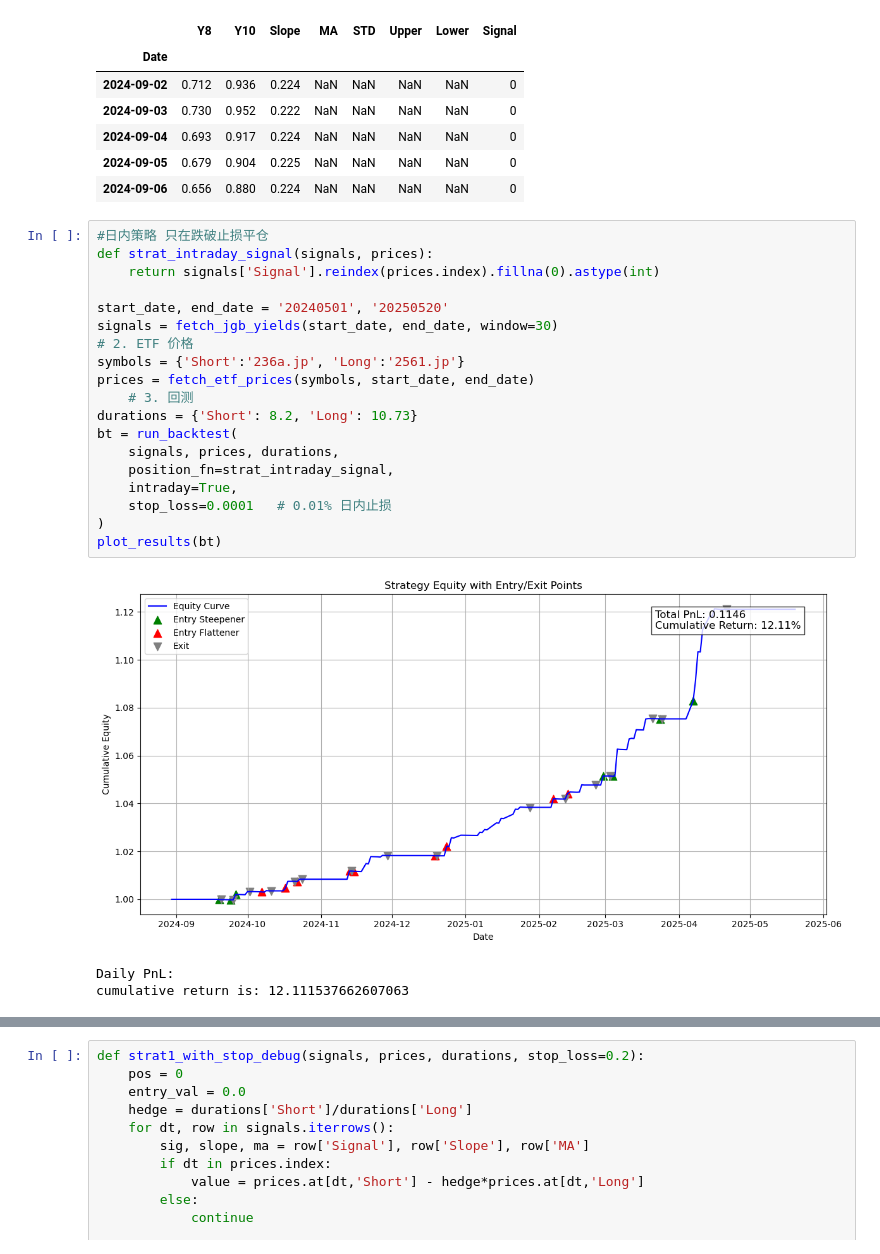
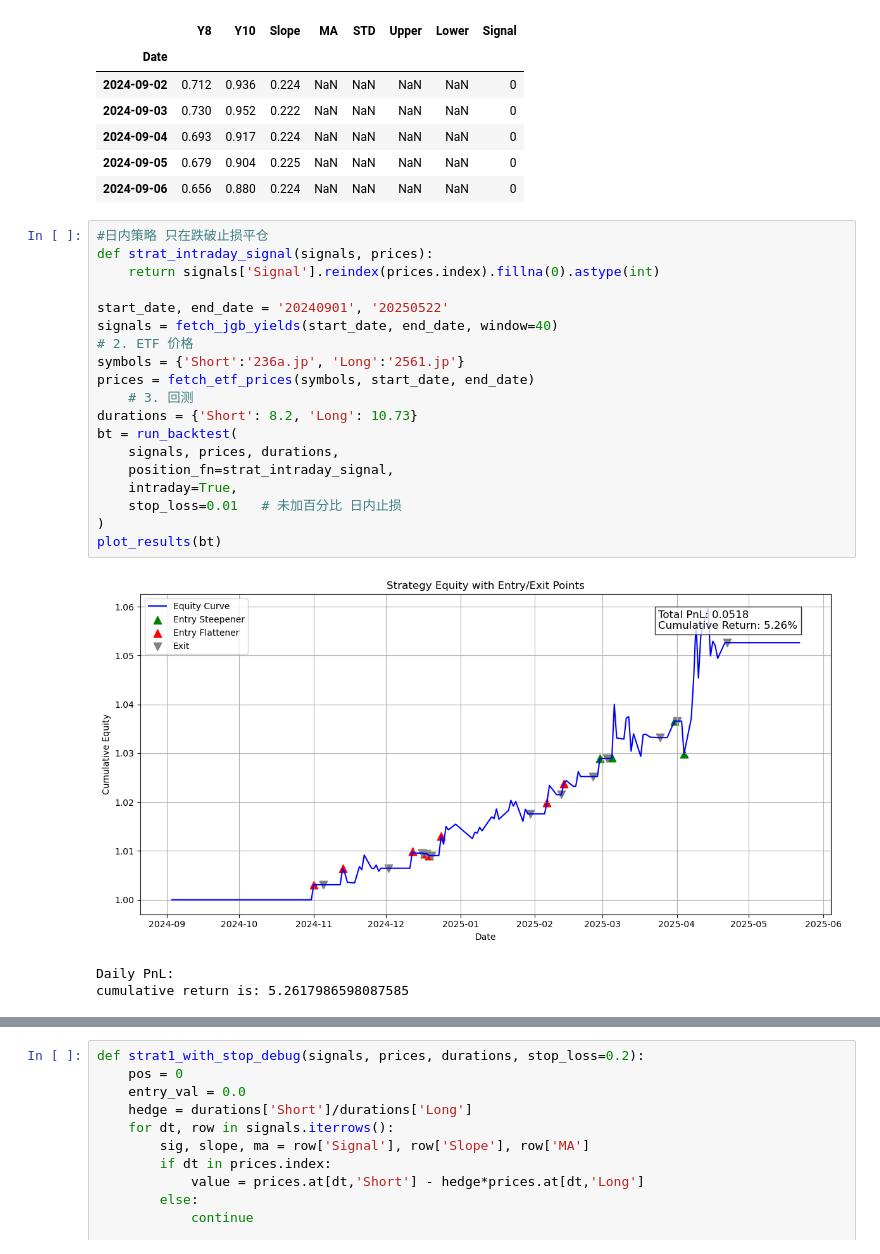
Before and after one commit to tenofovir/stock_analysis_tool, a Jupyter notebook: Quant.ipynb, the cells around one changed output, grey strips where cells are left out. Drawn from its saved outputs; the diff is of its cells as text.

```diff
--- a/Quant.ipynb
+++ b/Quant.ipynb
@@ -878,23 +991,23 @@ signals.head(5)
 # %%
 #日内策略 只在跌破止损平仓
 def strat_intraday_signal(signals, prices):
     return signals['Signal'].reindex(prices.index).fillna(0).astype(int)
 
-start_date, end_date = '20240501', '20250520'
-signals = fetch_jgb_yields(start_date, end_date, window=30)
+start_date, end_date = '20240901', '20250522'
+signals = fetch_jgb_yields(start_date, end_date, window=40)
 # 2. ETF 价格
 symbols = {'Short':'236a.jp', 'Long':'2561.jp'}
 prices = fetch_etf_prices(symbols, start_date, end_date)
     # 3. 回测
 durations = {'Short': 8.2, 'Long': 10.73}
 bt = run_backtest(
     signals, prices, durations,
     position_fn=strat_intraday_signal,
     intraday=True,
-    stop_loss=0.0001   # 0.01% 日内止损
+    stop_loss=0.01   # 未加百分比 日内止损
 )
 plot_results(bt)
 # %% [output]
-[figure, old version]
+[figure, new version]
 Daily PnL:
-cumulative return is: 12.111537662607063
+cumulative return is: 5.2617986598087585
```
Also changed, not shown: parts of 14 cells of this notebook.
